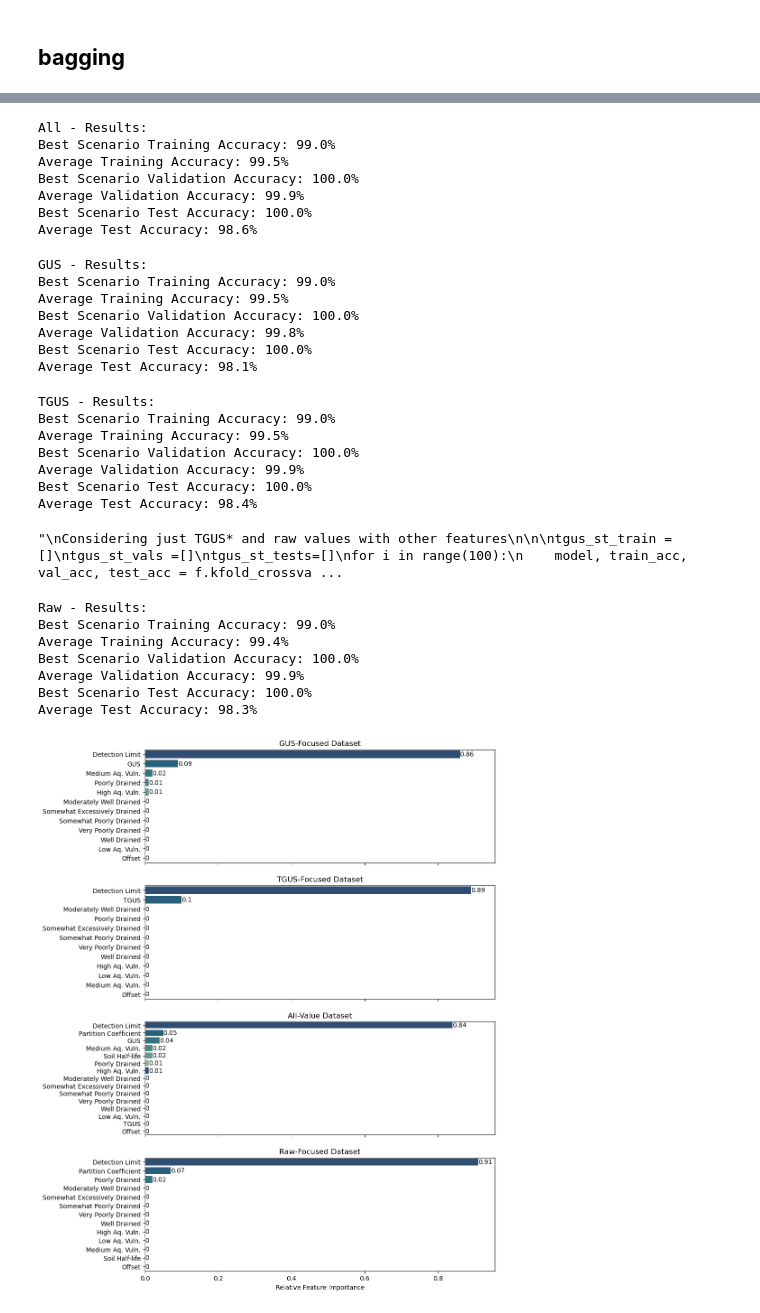
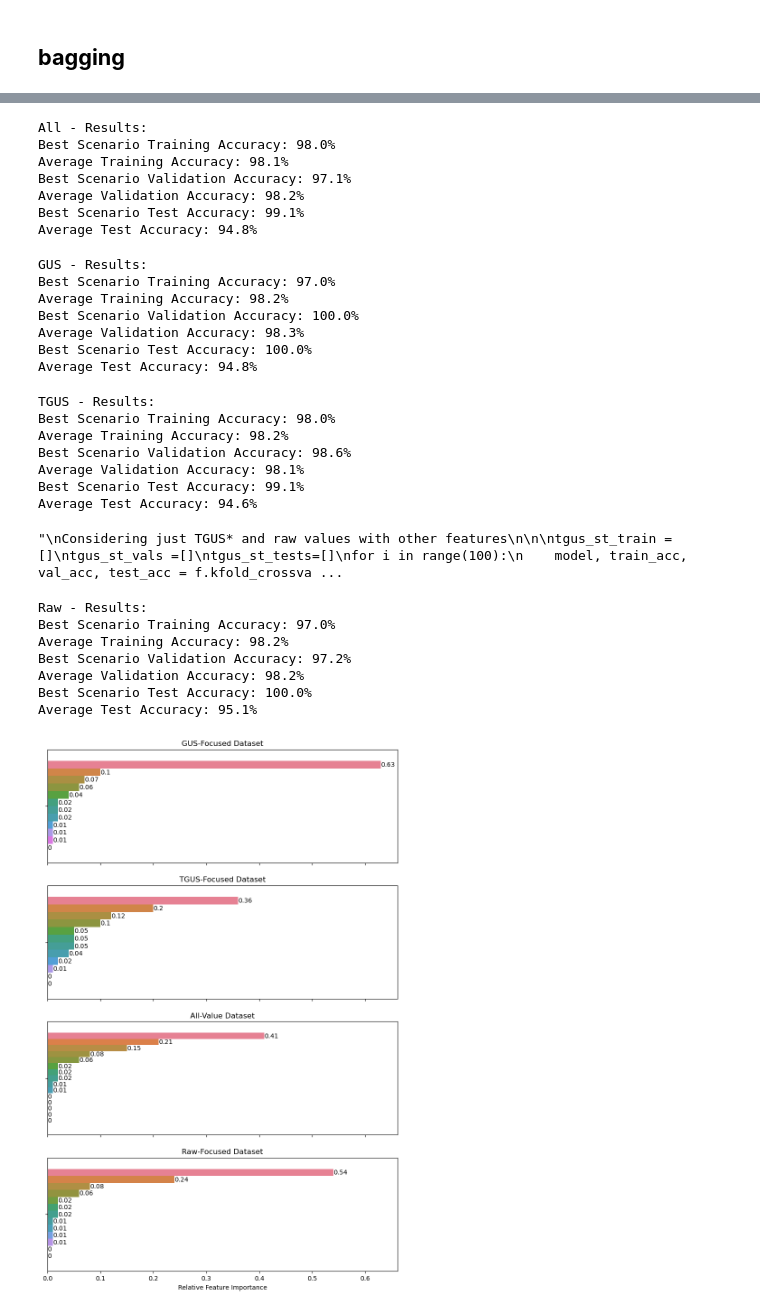
Before and after one commit to izguenther6/orie4741-final, a Jupyter notebook: scripts/trees.ipynb, the cells around one changed output, grey strips where cells are left out. Drawn from its saved outputs; the diff is of its cells as text; code cells hidden in the pictures.

```diff
--- a/scripts/trees.ipynb
+++ b/scripts/trees.ipynb
@@ -98,13 +95,13 @@ plt.plot(test.depths, test.accuracy)
 # %%
 # define tree
-clf_tree = DecisionTreeClassifier(max_depth = 6)
+clf_tree = DecisionTreeClassifier(max_depth = 8)
 
 # define bagging classifier
 '''clf = BaggingClassifier(base_estimator = clf_tree,
                                         n_estimators = 100, bootstrap = True
                                        )'''
 #clf = RandomForestClassifier(n_estimators = 100, max_depth = 6)
-clf = GradientBoostingClassifier(n_estimators = 100, max_depth = 6)
+clf = GradientBoostingClassifier(n_estimators = 100, max_depth = 8)
 # %%
 '''
 Considering GUS, TGUS,  TGUS*, and raw values with other features
@@ -138,12 +135,12 @@ print(f'Best Scenario Test Accuracy: {all_test_acc}%')
 print(f'Average Test Accuracy: {round(np.mean(all_tests),1)}%')
 # %% [output]
 All - Results:
-Best Scenario Training Accuracy: 99.0%
-Average Training Accuracy: 99.5%
-Best Scenario Validation Accuracy: 100.0%
-Average Validation Accuracy: 99.9%
-Best Scenario Test Accuracy: 100.0%
-Average Test Accuracy: 98.6%
+Best Scenario Training Accuracy: 98.0%
+Average Training Accuracy: 98.1%
+Best Scenario Validation Accuracy: 97.1%
+Average Validation Accuracy: 98.2%
+Best Scenario Test Accuracy: 99.1%
+Average Test Accuracy: 94.8%
 # %%
 '''
 Considering just GUS with other features
@@ -177,12 +174,12 @@ print(f'Best Scenario Test Accuracy: {gus_test_acc}%')
 print(f'Average Test Accuracy: {round(np.mean(gus_tests),1)}%')
 # %% [output]
 GUS - Results:
-Best Scenario Training Accuracy: 99.0%
-Average Training Accuracy: 99.5%
+Best Scenario Training Accuracy: 97.0%
+Average Training Accuracy: 98.2%
 Best Scenario Validation Accuracy: 100.0%
-Average Validation Accuracy: 99.8%
+Average Validation Accuracy: 98.3%
 Best Scenario Test Accuracy: 100.0%
-Average Test Accuracy: 98.1%
+Average Test Accuracy: 94.8%
 # %%
 '''
 Considering just TGUS with other features
@@ -216,12 +213,12 @@ print(f'Best Scenario Test Accuracy: {tgus_test_acc}%')
 print(f'Average Test Accuracy: {round(np.mean(tgus_tests),1)}%')
 # %% [output]
 TGUS - Results:
-Best Scenario Training Accuracy: 99.0%
-Average Training Accuracy: 99.5%
-Best Scenario Validation Accuracy: 100.0%
-Average Validation Accuracy: 99.9%
-Best Scenario Test Accuracy: 100.0%
-Average Test Accuracy: 98.4%
+Best Scenario Training Accuracy: 98.0%
+Average Training Accuracy: 98.2%
+Best Scenario Validation Accuracy: 98.6%
+Average Validation Accuracy: 98.1%
+Best Scenario Test Accuracy: 99.1%
+Average Test Accuracy: 94.6%
 # %%
 '''
 Considering just TGUS* and raw values with other features
@@ -286,12 +283,12 @@ print(f'Best Scenario Test Accuracy: {raw_test_acc}%')
 print(f'Average Test Accuracy: {round(np.mean(raw_tests),1)}%')
 # %% [output]
 Raw - Results:
-Best Scenario Training Accuracy: 99.0%
-Average Training Accuracy: 99.4%
-Best Scenario Validation Accuracy: 100.0%
-Average Validation Accuracy: 99.9%
+Best Scenario Training Accuracy: 97.0%
+Average Training Accuracy: 98.2%
+Best Scenario Validation Accuracy: 97.2%
+Average Validation Accuracy: 98.2%
 Best Scenario Test Accuracy: 100.0%
-Average Test Accuracy: 98.3%
+Average Test Accuracy: 95.1%
 # %%
 '''setup figures for plotting'''
 fig, ([axGUS, axTGUS, axAll, axRaw]) = plt.subplots(nrows=4, ncols=1, figsize =(10,15), sharex = True)
@@ -307,38 +304,38 @@ y_dict = {'detlimit': 'Detection Limit', 'gus': 'GUS', 'pcoef':'Partition Coeffi
         'Somewhat poorly drained':'Somewhat Poorly Drained', 'low':'Low Aq. Vuln.', 'Very poorly drained':'Very Poorly Drained', 'Somewhat excessively drained':'Somewhat Excessively Drained',
         'offset':'Offset'}
 
 pal = sns.color_palette('crest_r')
 
 fi_raw = pd.Series(np.round(feature_importances_raw,2), index = df_raw.drop('detected', axis = 1).columns,)
 fi_raw = fi_raw.sort_values(ascending=False)
 arr=np.array(fi_raw.index)
-axRaw=sns.barplot(ax=axRaw,x=np.array(fi_raw.loc[:]), y= np.vectorize(lambda k: y_dict[k])(arr),palette = pal)
+axRaw=sns.barplot(ax=axRaw,x=np.array(fi_raw.loc[:]), hue= np.vectorize(lambda k: y_dict[k])(arr), legend = False)
 for i in axRaw.containers:
     axRaw.bar_label(i,)
 
 fi_tgus = pd.Series(np.round(feature_importances_tgus,2), index = df_tgus.drop('detected', axis = 1).columns)
 fi_tgus = fi_tgus.sort_values(ascending=False)
 arr=np.array(fi_tgus.index)
-axTGUS=sns.barplot(ax=axTGUS,x=np.array(fi_tgus.loc[:]), y= np.vectorize(lambda k: y_dict[k])(arr), palette = pal)
+axTGUS=sns.barplot(ax=axTGUS,x=np.array(fi_tgus.loc[:]), hue= np.vectorize(lambda k: y_dict[k])(arr), legend= False)
 for i in axTGUS.containers:
     axTGUS.bar_label(i,)
 
 fi_gus = pd.Series(np.round(feature_importances_gus,2), index = df_gus.drop('detected', axis = 1).columns)
 fi_gus = fi_gus.sort_values(ascending=False)
 arr=np.array(fi_gus.index)
-axGUS=sns.barplot(ax=axGUS,x=np.array(fi_gus.loc[:]), y= np.vectorize(lambda k: y_dict[k])(arr),palette = pal)
+axGUS=sns.barplot(ax=axGUS,x=np.array(fi_gus.loc[:]), hue= np.vectorize(lambda k: y_dict[k])(arr),legend = False)
 for i in axGUS.containers:
     axGUS.bar_label(i,)
 
 fi_all = pd.Series(np.round(feature_importances_all,2), index = df_all.drop('detected', axis = 1).columns)
 fi_all = fi_all.sort_values(ascending=False)
 arr=np.array(fi_all.index)
-axAll=sns.barplot(ax=axAll,x=np.array(fi_all.loc[:]), y= np.vectorize(lambda k: y_dict[k])(arr), palette = pal)
+axAll=sns.barplot(ax=axAll,x=np.array(fi_all.loc[:]), hue= np.vectorize(lambda k: y_dict[k])(arr), legend = False, palette = pal)
 axRaw.set_xlabel('Relative Feature Importance')
 for i in axAll.containers:
     axAll.bar_label(i,)
 # %% [output]
-[figure, old version]
+[figure, new version]
 # %%
 '''
 Equal variance t-tests to compare result means
```
Also changed, not shown: parts of 2 cells of this notebook, 8 other files.
